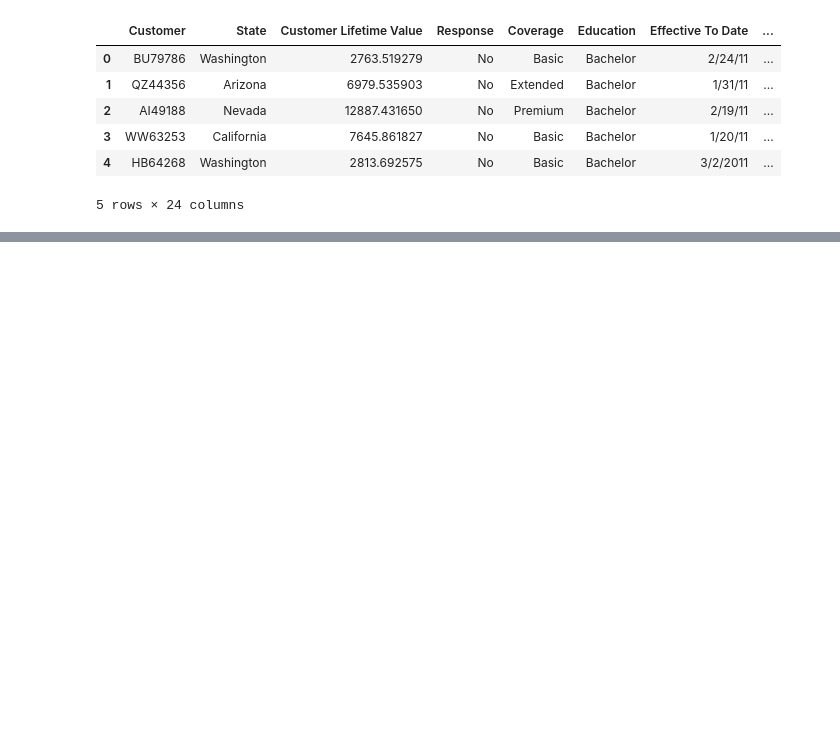
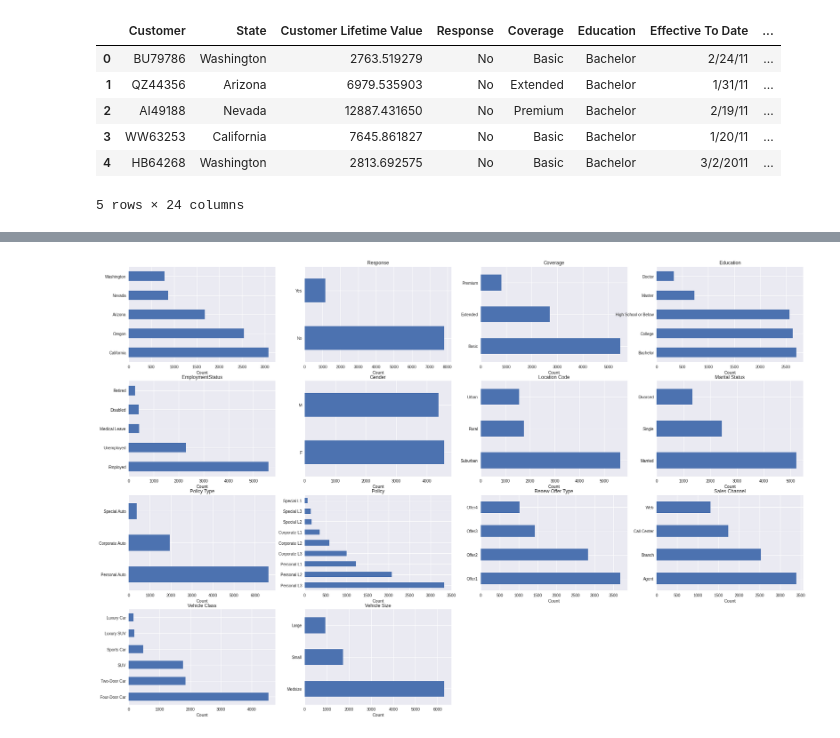
Before and after one commit to cipalisoc/Regressive-Modeling-Auto-Insurance-Premiums, a Jupyter notebook: Project_2_(Auto_Insurance).ipynb, the cells around one changed output, grey strips where cells are left out. Saved outputs shown, nothing was run; the diff lists cells and outputs as text; code cells hidden in the pictures; blank space fills up the shorter version.

```diff
--- a/Project_2_(Auto_Insurance).ipynb
+++ b/Project_2_(Auto_Insurance).ipynb
@@ -57,0 +261,89 @@ memory usage: 1.7+ MB
+# %%
+# Display barplot showing value counts for categorical features
+plt.style.use('seaborn')
+plt.figure(figsize=(30,20))
+
+plt.subplot(4,4,1)
+count1 = df['State'].value_counts()
+plt.xlabel('Count')
+count1.plot.barh();
+
+plt.subplot(4,4,2)
+count2 = df['Response'].value_counts()
+plt.xlabel('Count')
+plt.title('Response')
+count2.plot.barh();
+
+plt.subplot(4,4,3)
+count3 = df['Coverage'].value_counts()
+plt.xlabel('Count')
+plt.title('Coverage')
+count3.plot.barh();
+
+plt.subplot(4,4,4)
+count4 = df['Education'].value_counts()
+plt.xlabel('Count')
+plt.title('Education')
+count4.plot.barh();
+
+plt.subplot(4,4,5)
+count5 = df['EmploymentStatus'].value_counts()
+plt.xlabel('Count')
+plt.title('EmploymentStatus')
+count5.plot.barh();
+
+plt.subplot(4,4,6)
+count6 = df['Gender'].value_counts()
+plt.xlabel('Count')
+plt.title('Gender')
+count6.plot.barh();
+
+plt.subplot(4,4,7)
+count7 = df['Location Code'].value_counts()
+plt.xlabel('Count')
+plt.title('Location Code')
+count7.plot.barh();
+
+plt.subplot(4,4,8)
+count8 = df['Marital Status'].value_counts()
+plt.xlabel('Count')
+plt.title('Marital Status')
+count8.plot.barh();
+
+plt.subplot(4,4,9)
+count9 = df['Policy Type'].value_counts()
+plt.xlabel('Count')
+plt.title('Policy Type')
+count9.plot.barh();
+
+plt.subplot(4,4,10)
+count10 = df['Policy'].value_counts()
+plt.xlabel('Count')
+plt.title('Policy')
+count10.plot.barh();
+
+plt.subplot(4,4,11)
+count11 = df['Renew Offer Type'].value_counts()
+plt.xlabel('Count')
+plt.title('Renew Offer Type')
+count11.plot.barh();
+
+plt.subplot(4,4,12)
+count12 = df['Sales Channel'].value_counts()
+plt.xlabel('Count')
+plt.title('Sales Channel')
+count12.plot.barh();
+
+plt.subplot(4,4,13)
+count13 = df['Vehicle Class'].value_counts()
+plt.xlabel('Count')
+plt.title('Vehicle Class')
+count13.plot.barh();
+
+plt.subplot(4,4,14)
+count14 = df['Vehicle Size'].value_counts()
+plt.xlabel('Count')
+plt.title('Vehicle Size')
+count14.plot.barh();
+# %% [output]
+[figure, added]
```
Also changed, not shown: parts of 31 cells of this notebook.
